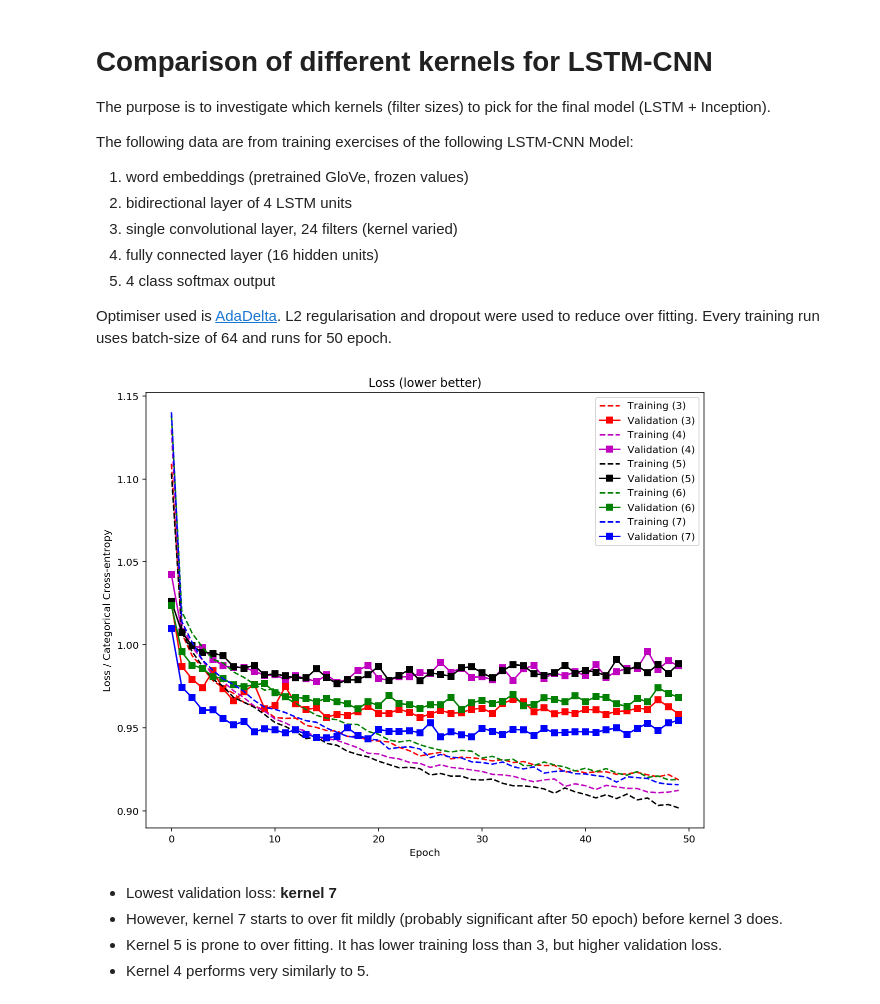
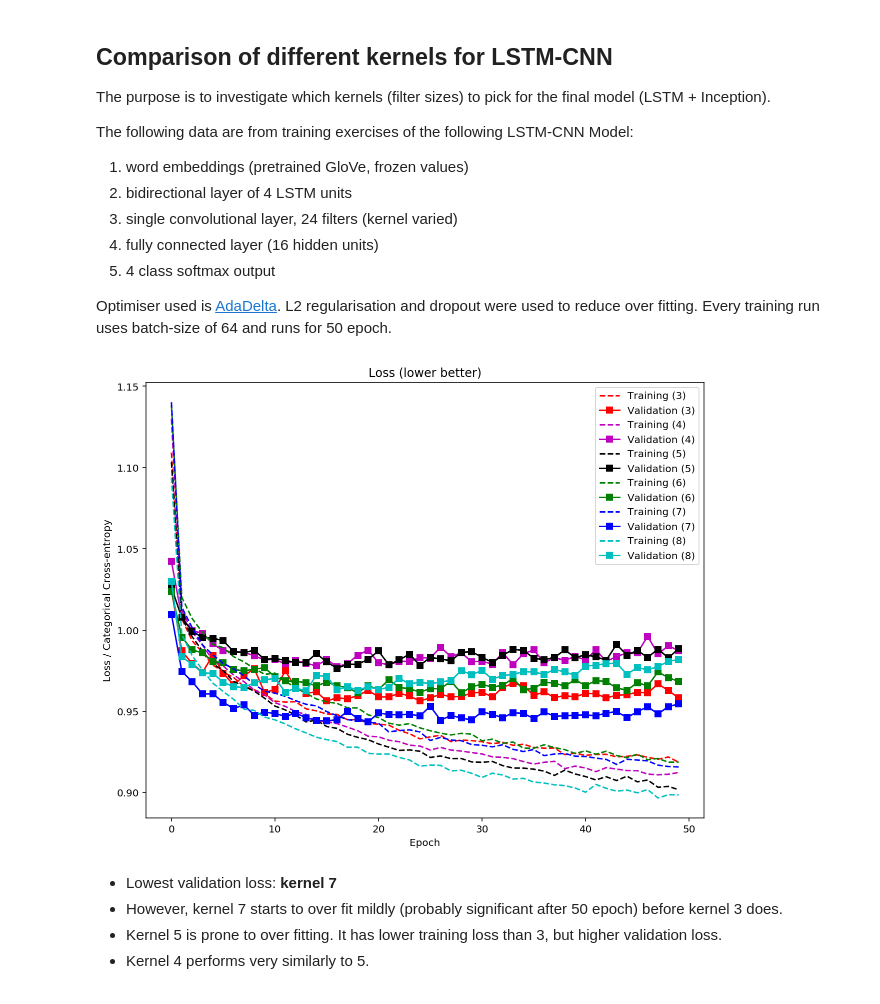
Before and after one commit to tlkh/text-emotion-classification, a Jupyter notebook: LSTM-CNN Kernel Comparison.ipynb, the cells around one changed output. Drawn from its saved outputs; the diff is of its cells as text; code cells hidden in the pictures.

Commit message:
Added experiment for kernel size 8

```diff
--- a/LSTM-CNN Kernel Comparison.ipynb
+++ b/LSTM-CNN Kernel Comparison.ipynb
@@ -1,5 +1,5 @@
 # %% [markdown]
-# Comparison of different kernels for LSTM-CNN
+## Comparison of different kernels for LSTM-CNN
 The purpose is to investigate which kernels (filter sizes) to pick for the final model (LSTM + Inception).
 
 The following data are from training exercises of the following LSTM-CNN Model:
@@ -21,6 +21,7 @@ acc_5, loss_5, val_acc_5, val_loss_5 = [],[],[],[]
 acc_7, loss_7, val_acc_7, val_loss_7 = [],[],[],[]
 acc_6, loss_6, val_acc_6, val_loss_6 = [],[],[],[]
 acc_4, loss_4, val_acc_4, val_loss_4 = [],[],[],[]
+acc_8, loss_8, val_acc_8, val_loss_8 = [],[],[],[]
 with open('history-3.csv', newline='') as f:
     reader = csv.reader(f)
     for i,row in enumerate(reader):
@@ -62,25 +63,35 @@ with open('history-4.csv', newline='') as f:
             loss_4.append(float(row[2]))
             val_acc_4.append(float(row[3]))
             val_loss_4.append(float(row[4]))
+with open('history-8.csv', newline='') as f:
+    reader = csv.reader(f)
+    for i,row in enumerate(reader):
+        if i > 0:
+            acc_8.append(float(row[1]))
+            loss_8.append(float(row[2]))
+            val_acc_8.append(float(row[3]))
+            val_loss_8.append(float(row[4]))
 # %%
 plt.figure(1, figsize=(10, 8))
 plt.xlabel('Epoch')
 plt.ylabel('Loss / Categorical Cross-entropy')
 plt.title('Loss (lower better)')
 plt.plot(epoch, loss_3, 'r--',label="Training (3)")
 plt.plot(epoch, val_loss_3, 'rs-',label="Validation (3)")
 plt.plot(epoch, loss_4, 'm--',label="Training (4)")
 plt.plot(epoch, val_loss_4, 'ms-',label="Validation (4)")
 plt.plot(epoch, loss_5, 'k--',label="Training (5)")
 plt.plot(epoch, val_loss_5, 'ks-',label="Validation (5)")
 plt.plot(epoch, loss_6, 'g--',label="Training (6)")
 plt.plot(epoch, val_loss_6, 'gs-',label="Validation (6)")
 plt.plot(epoch, loss_7, 'b--',label="Training (7)")
 plt.plot(epoch, val_loss_7, 'bs-',label="Validation (7)")
+plt.plot(epoch, loss_8, 'c--',label="Training (8)")
+plt.plot(epoch, val_loss_8, 'cs-',label="Validation (8)")
 plt.legend(loc=0)
 plt.show()
 # %% [output]
-[figure, old version]
+[figure, new version]
 # %% [markdown]
 - Lowest validation loss: **kernel 7**
 - However, kernel 7 starts to over fit mildly (probably significant after 50 epoch) before kernel 3 does.
```
Also changed, not shown: parts of 2 cells of this notebook, 1 other file.
